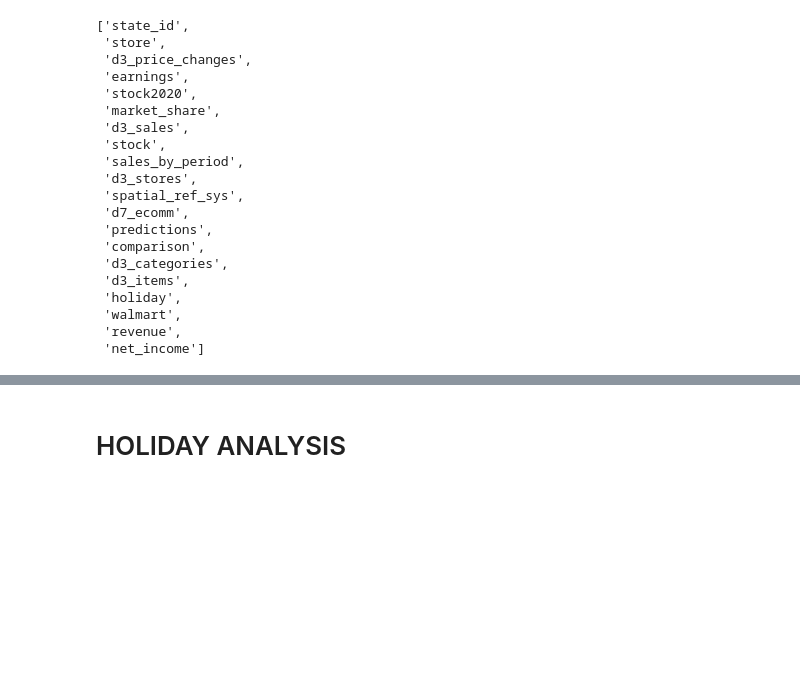
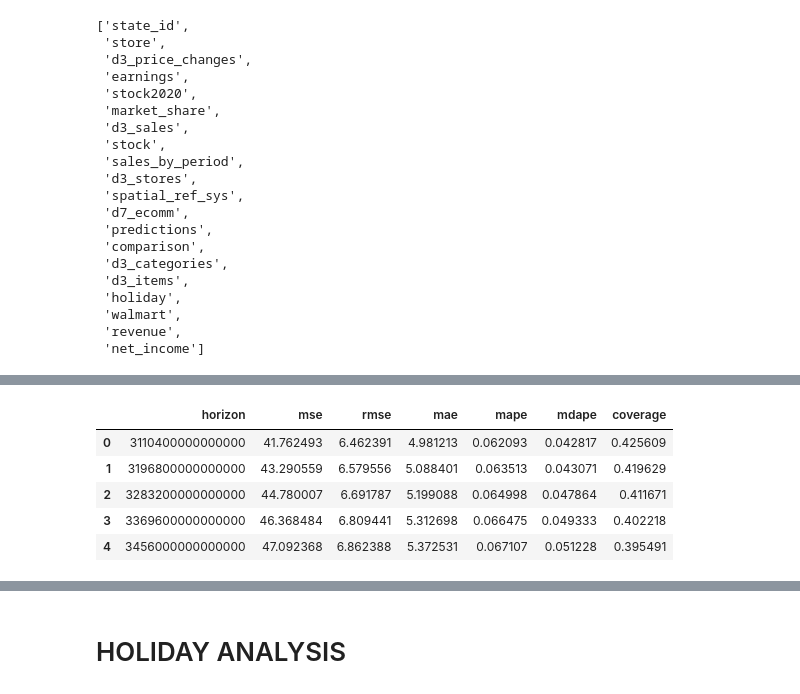
Before and after one commit to beckyydo/retail-machine-learning, a Jupyter notebook: WMT Stock Predictions using FB Prophet.ipynb, the cells around one changed output, grey strips where cells are left out. Cells and saved outputs as stored; diff of their text form; code cells hidden in the pictures; blank space fills up the shorter version.

```diff
--- a/WMT Stock Predictions using FB Prophet.ipynb
+++ b/WMT Stock Predictions using FB Prophet.ipynb
@@ -414,3 +414,12 @@ engine.table_names()
  'walmart',
  'revenue',
  'net_income']
+# %%
+pd.read_sql_query('''SELECT * FROM price_metrics LIMIT 5''', engine)
+# %% [output]
+|  | horizon | mse | rmse | mae | mape | mdape | coverage |
+| 0 | 3110400000000000 | 41.762493 | 6.462391 | 4.981213 | 0.062093 | 0.042817 | 0.425609 |
+| 1 | 3196800000000000 | 43.290559 | 6.579556 | 5.088401 | 0.063513 | 0.043071 | 0.419629 |
+| 2 | 3283200000000000 | 44.780007 | 6.691787 | 5.199088 | 0.064998 | 0.047864 | 0.411671 |
+| 3 | 3369600000000000 | 46.368484 | 6.809441 | 5.312698 | 0.066475 | 0.049333 | 0.402218 |
+| 4 | 3456000000000000 | 47.092368 | 6.862388 | 5.372531 | 0.067107 | 0.051228 | 0.395491 |
```
Also changed, not shown: parts of 5 cells of this notebook, 1 other file.
